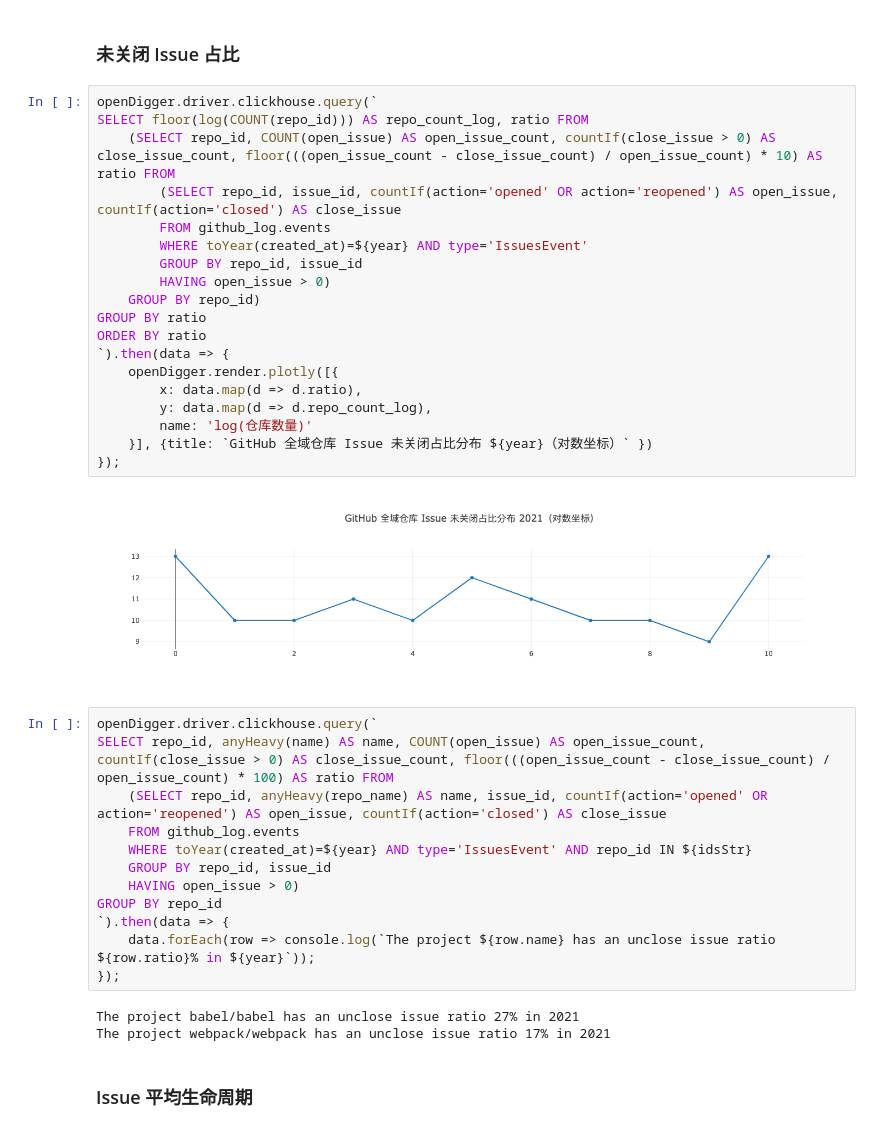
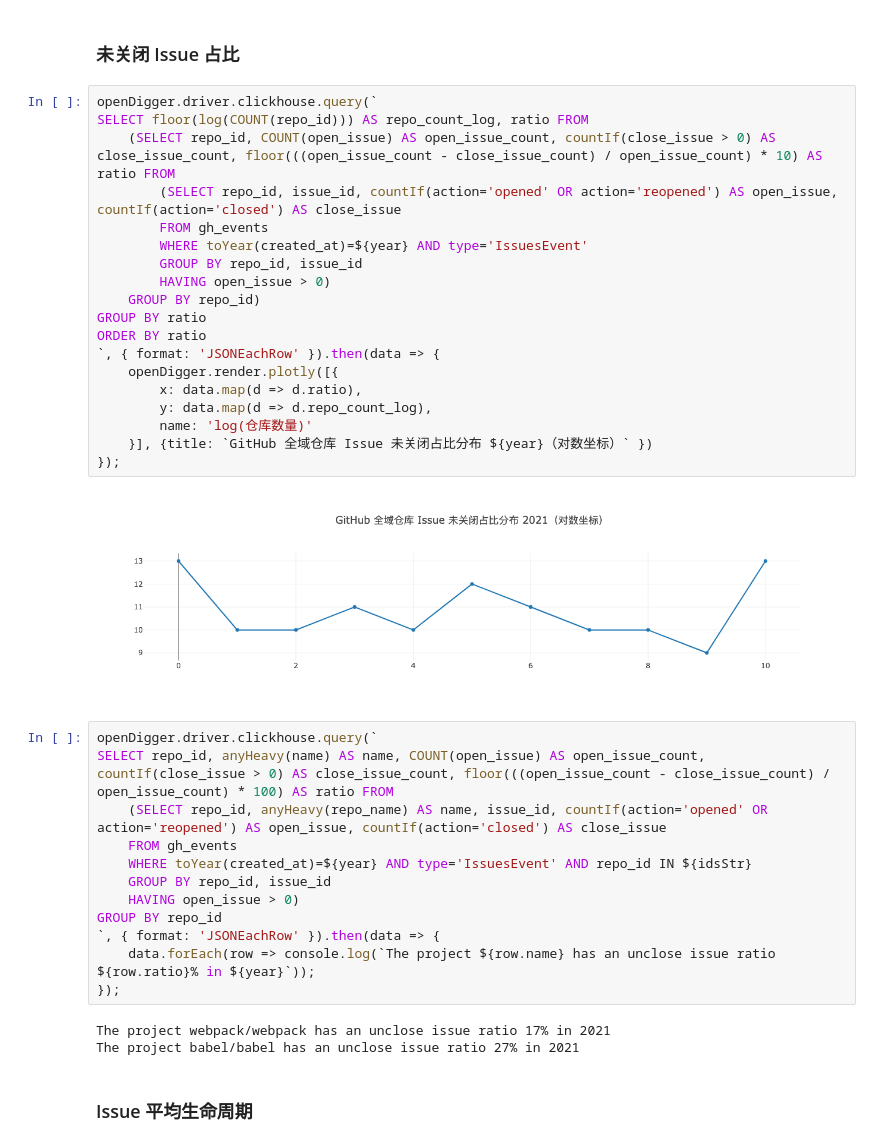
Before and after one commit to X-lab2017/open-digger, a Jupyter notebook: notebook/supply_chain_report_2021.ipynb, the cells around one changed output. Cells and saved outputs as stored; diff of their text form.

```diff
--- a/notebook/supply_chain_report_2021.ipynb
+++ b/notebook/supply_chain_report_2021.ipynb
@@ -202,39 +173,39 @@ The project webpack/webpack has 97 releases in 2021
 # %%
 openDigger.driver.clickhouse.query(`
 SELECT floor(log(COUNT(repo_id))) AS repo_count_log, ratio FROM
     (SELECT repo_id, COUNT(open_issue) AS open_issue_count, countIf(close_issue > 0) AS close_issue_count, floor(((open_issue_count - close_issue_count) / open_issue_count) * 10) AS ratio FROM
         (SELECT repo_id, issue_id, countIf(action='opened' OR action='reopened') AS open_issue, countIf(action='closed') AS close_issue
-        FROM github_log.events
+        FROM gh_events
         WHERE toYear(created_at)=${year} AND type='IssuesEvent'
         GROUP BY repo_id, issue_id
         HAVING open_issue > 0)
     GROUP BY repo_id)
 GROUP BY ratio
 ORDER BY ratio
-`).then(data => {
+`, { format: 'JSONEachRow' }).then(data => {
     openDigger.render.plotly([{
         x: data.map(d => d.ratio),
         y: data.map(d => d.repo_count_log),
         name: 'log(仓库数量)'
     }], {title: `GitHub 全域仓库 Issue 未关闭占比分布 ${year}（对数坐标）` })
 });
 # %% [output]
-[figure, old version]
+[figure, new version]
 # %%
 openDigger.driver.clickhouse.query(`
 SELECT repo_id, anyHeavy(name) AS name, COUNT(open_issue) AS open_issue_count, countIf(close_issue > 0) AS close_issue_count, floor(((open_issue_count - close_issue_count) / open_issue_count) * 100) AS ratio FROM
     (SELECT repo_id, anyHeavy(repo_name) AS name, issue_id, countIf(action='opened' OR action='reopened') AS open_issue, countIf(action='closed') AS close_issue
-    FROM github_log.events
+    FROM gh_events
     WHERE toYear(created_at)=${year} AND type='IssuesEvent' AND repo_id IN ${idsStr}
     GROUP BY repo_id, issue_id
     HAVING open_issue > 0)
 GROUP BY repo_id
-`).then(data => {
+`, { format: 'JSONEachRow' }).then(data => {
     data.forEach(row => console.log(`The project ${row.name} has an unclose issue ratio ${row.ratio}% in ${year}`));
 });
 # %% [output]
+The project webpack/webpack has an unclose issue ratio 17% in 2021
 The project babel/babel has an unclose issue ratio 27% in 2021
-The project webpack/webpack has an unclose issue ratio 17% in 2021
 # %% [markdown]
 ### Issue 平均生命周期
 # %%
```
Also changed, not shown: parts of 12 cells of this notebook, 18 other files.
